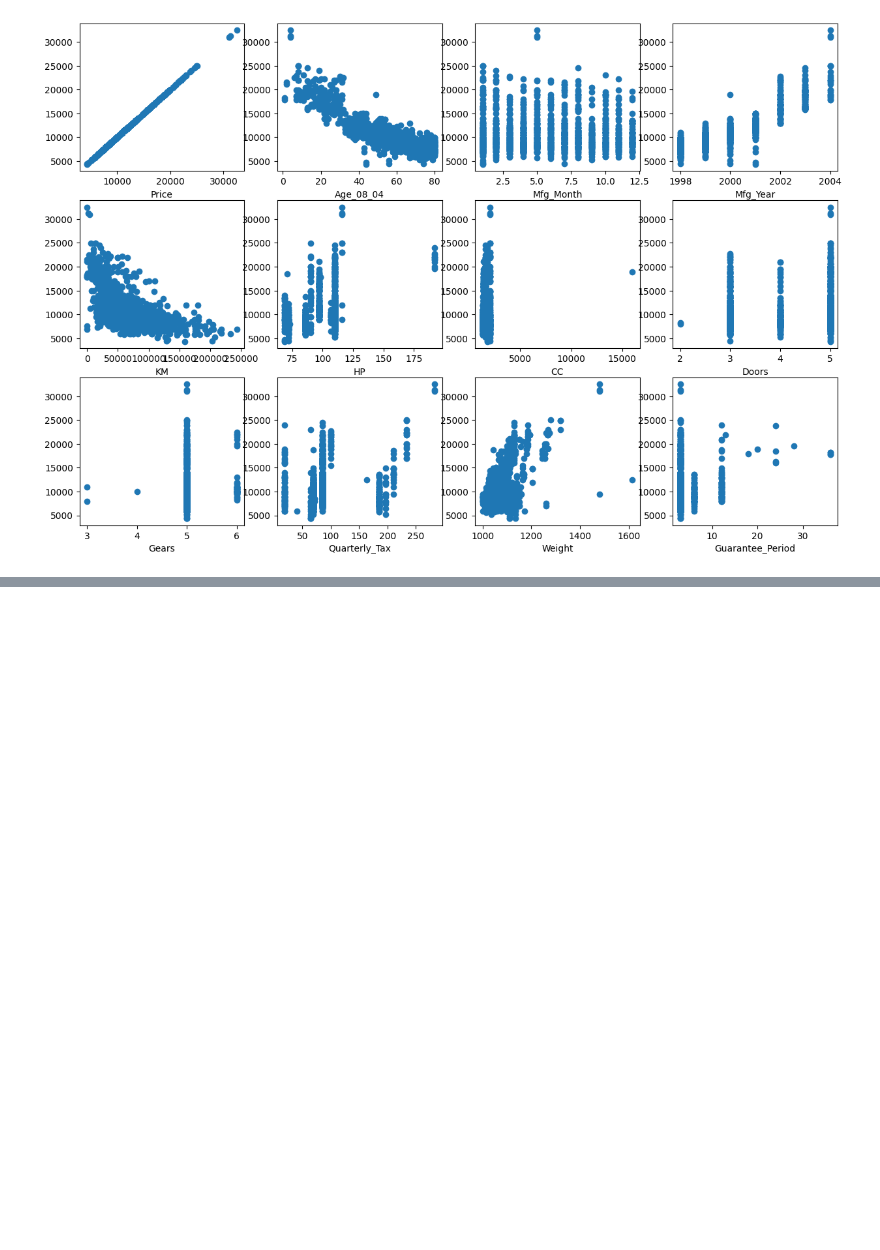
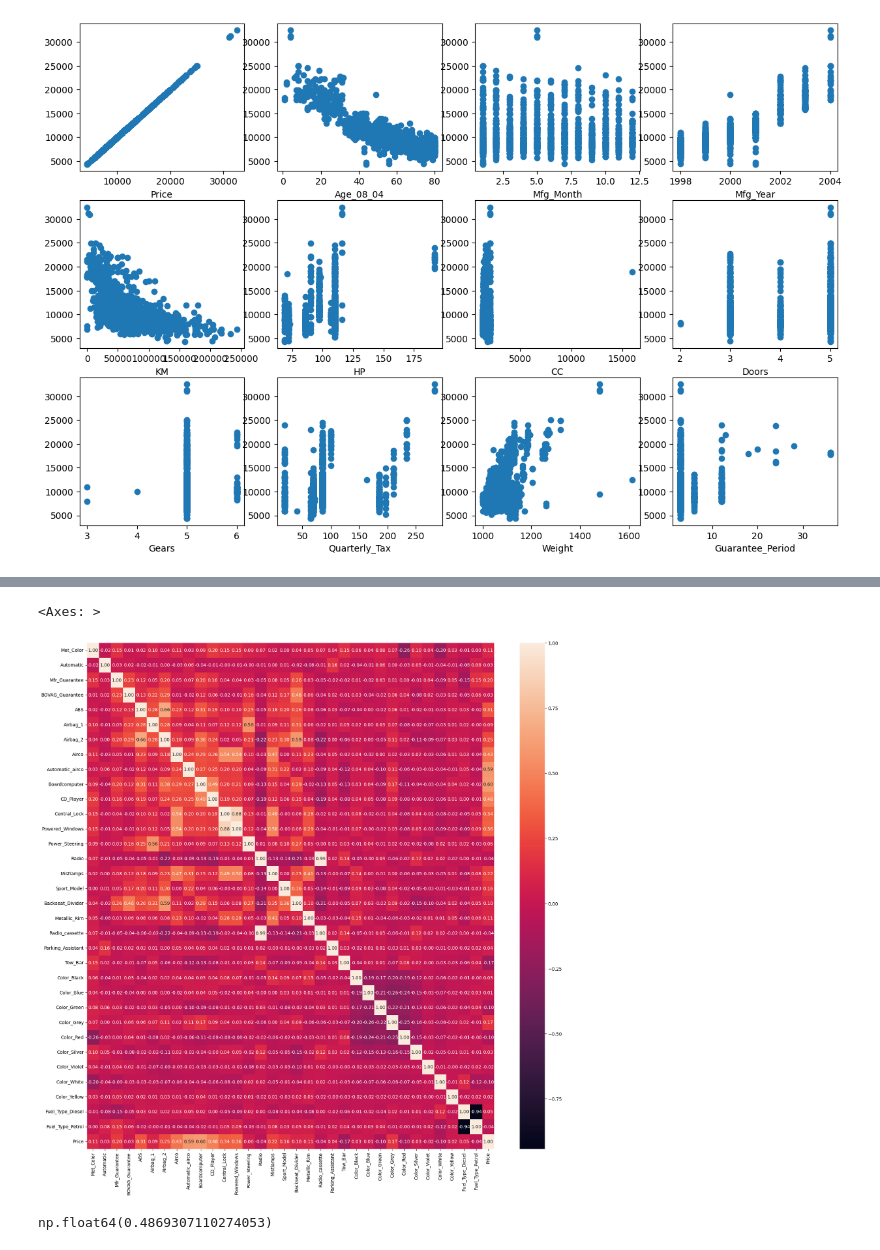
Before and after one commit to kirilyin/hwXX_, a Jupyter notebook: hw04_linear_regression/linear_regression.ipynb, the cells around one changed output, grey strips where cells are left out. Saved outputs shown, nothing was run; the diff lists cells and outputs as text; code cells hidden in the pictures; blank space fills up the shorter version.

```diff
--- a/hw04_linear_regression/linear_regression.ipynb
+++ b/hw04_linear_regression/linear_regression.ipynb
@@ -101,0 +138,8 @@ for i, el in enumerate(df_for_corr.columns.array):
+# %%
+bins.append('Price')
+# %%
+plt.figure(figsize=(20, 20))
+sb.heatmap(df_encoded[bins].corr(),annot=True,fmt=".2f")
+# %% [output]
+<Axes: >
+[figure, added]
@@ -101,0 +150,4 @@ for i, el in enumerate(df_for_corr.columns.array):
+# %%
+df_encoded.corr().at['Model','Price']
+# %% [output]
+np.float64(0.4869307110274053)
```
Also changed, not shown: parts of 21 cells of this notebook, 1 other file.
